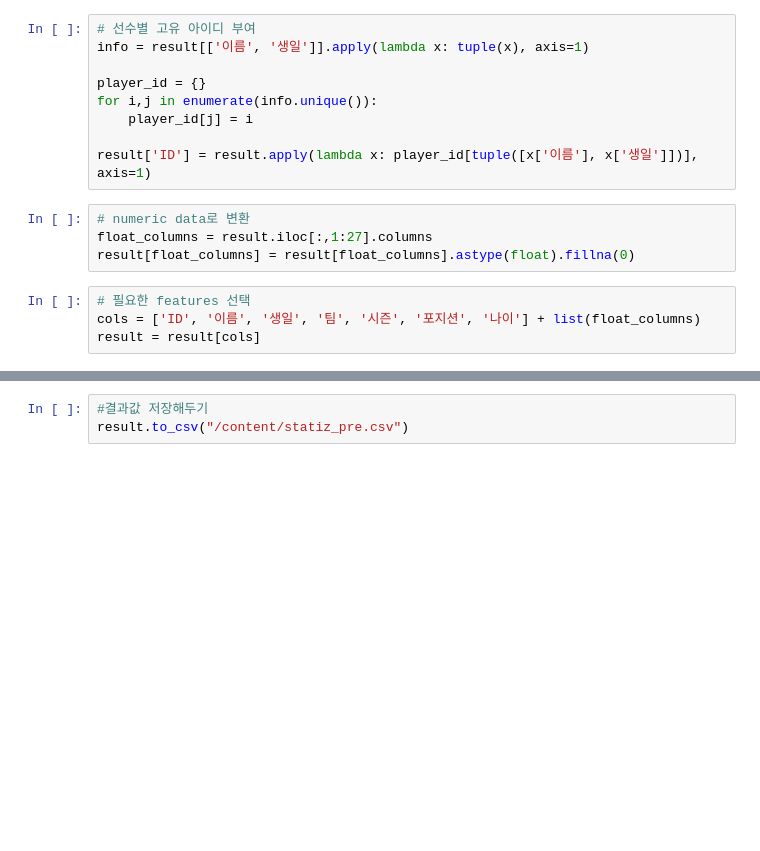
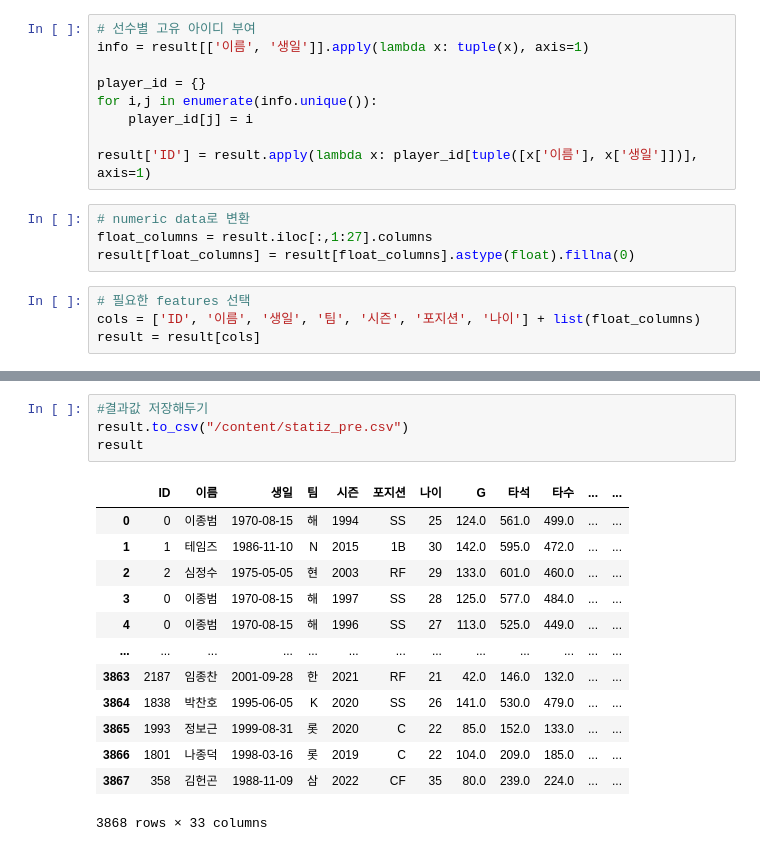
Before and after one commit to gmb408/OSSP-KBO-prediction, a Jupyter notebook: Data_preprocessing.ipynb, the cells around one changed output, grey strips where cells are left out. Cells and saved outputs as stored; diff of their text form; blank space fills up the shorter version.

```diff
--- a/Data_preprocessing.ipynb
+++ b/Data_preprocessing.ipynb
@@ -68,3 +91,18 @@ result = result[cols]
 # %%
 #결과값 저장해두기
 result.to_csv("/content/statiz_pre.csv")
+result
+# %% [output]
+|  | ID | 이름 | 생일 | 팀 | 시즌 | 포지션 | 나이 | G | 타석 | 타수 | ... | ... |
+| 0 | 0 | 이종범 | 1970-08-15 | 해 | 1994 | SS | 25 | 124.0 | 561.0 | 499.0 | ... | ... |
+| 1 | 1 | 테임즈 | 1986-11-10 | N | 2015 | 1B | 30 | 142.0 | 595.0 | 472.0 | ... | ... |
+| 2 | 2 | 심정수 | 1975-05-05 | 현 | 2003 | RF | 29 | 133.0 | 601.0 | 460.0 | ... | ... |
+| 3 | 0 | 이종범 | 1970-08-15 | 해 | 1997 | SS | 28 | 125.0 | 577.0 | 484.0 | ... | ... |
+| 4 | 0 | 이종범 | 1970-08-15 | 해 | 1996 | SS | 27 | 113.0 | 525.0 | 449.0 | ... | ... |
+| ... | ... | ... | ... | ... | ... | ... | ... | ... | ... | ... | ... | ... |
+| 3863 | 2187 | 임종찬 | 2001-09-28 | 한 | 2021 | RF | 21 | 42.0 | 146.0 | 132.0 | ... | ... |
+| 3864 | 1838 | 박찬호 | 1995-06-05 | K | 2020 | SS | 26 | 141.0 | 530.0 | 479.0 | ... | ... |
+| 3865 | 1993 | 정보근 | 1999-08-31 | 롯 | 2020 | C | 22 | 85.0 | 152.0 | 133.0 | ... | ... |
+| 3866 | 1801 | 나종덕 | 1998-03-16 | 롯 | 2019 | C | 22 | 104.0 | 209.0 | 185.0 | ... | ... |
+| 3867 | 358 | 김헌곤 | 1988-11-09 | 삼 | 2022 | CF | 35 | 80.0 | 239.0 | 224.0 | ... | ... |
+3868 rows × 33 columns
```
Also changed, not shown: parts of 4 cells of this notebook.
